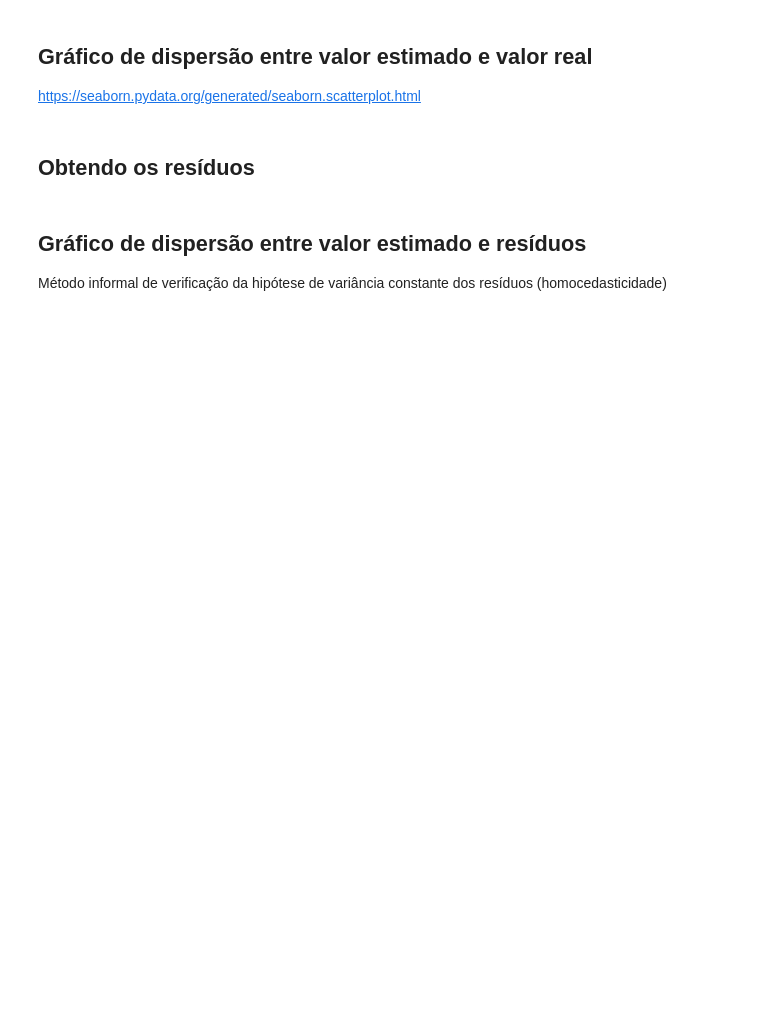
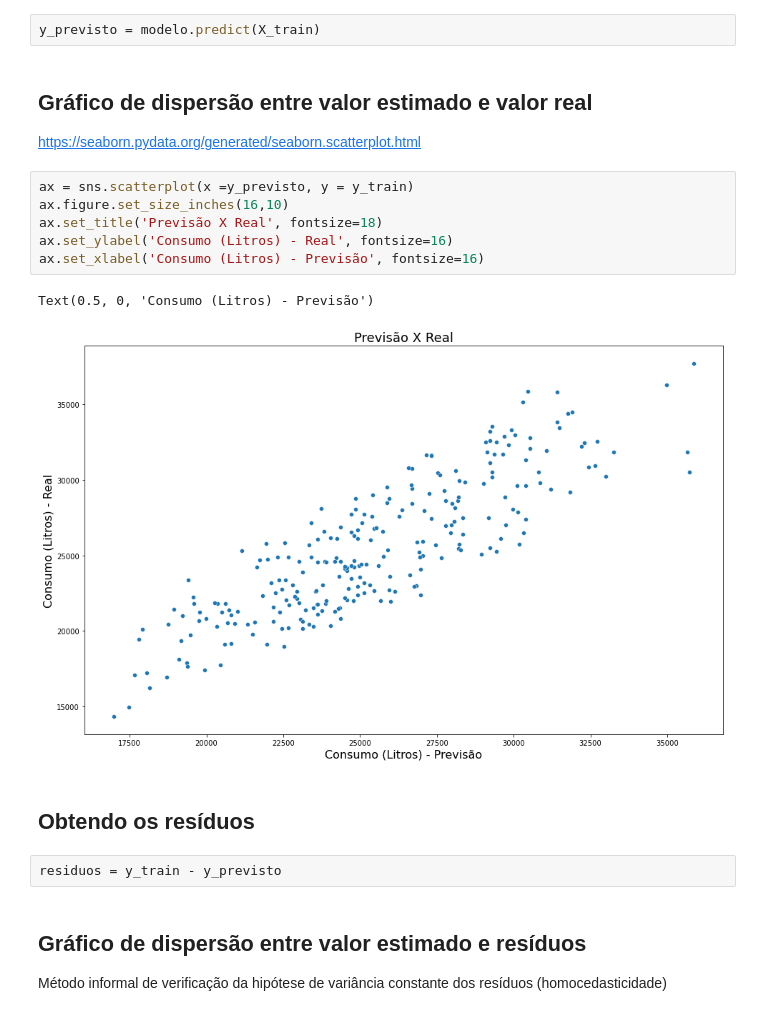
Before and after one commit to Marcus-Bernard0/data_science_alura, a Jupyter notebook: 8 - Regressão linear testando relações e prevendo resultados/Projeto/Regressão Linear.ipynb, the cells around one changed output. Drawn from its saved outputs; the diff is of its cells as text; blank space fills up the shorter version.

Commit message:
analise residuos

```diff
--- a/8 - Regressão linear testando relações e prevendo resultados/Projeto/Regressão Linear.ipynb
+++ b/8 - Regressão linear testando relações e prevendo resultados/Projeto/Regressão Linear.ipynb
@@ -510,12 +510,25 @@ pd.DataFrame(data=np.append(modelo.intercept_,modelo.coef_), index=index, column
 <hr style='border: 2px solid red;'>
 # %% [markdown]
 ## Gerando as previsões do modelo para os dados de TREINO
+# %%
+y_previsto = modelo.predict(X_train)
 # %% [markdown]
 ## Gráfico de dispersão entre valor estimado e valor real
 
 https://seaborn.pydata.org/generated/seaborn.scatterplot.html
+# %%
+ax = sns.scatterplot(x =y_previsto, y = y_train)
+ax.figure.set_size_inches(16,10)
+ax.set_title('Previsão X Real', fontsize=18)
+ax.set_ylabel('Consumo (Litros) - Real', fontsize=16)
+ax.set_xlabel('Consumo (Litros) - Previsão', fontsize=16)
+# %% [output]
+Text(0.5, 0, 'Consumo (Litros) - Previsão')
+[figure, added]
 # %% [markdown]
 ## Obtendo os resíduos
+# %%
+residuos = y_train - y_previsto
 # %% [markdown]
 ## Gráfico de dispersão entre valor estimado e resíduos
 
```
Also changed, not shown: parts of 4 cells of this notebook.
